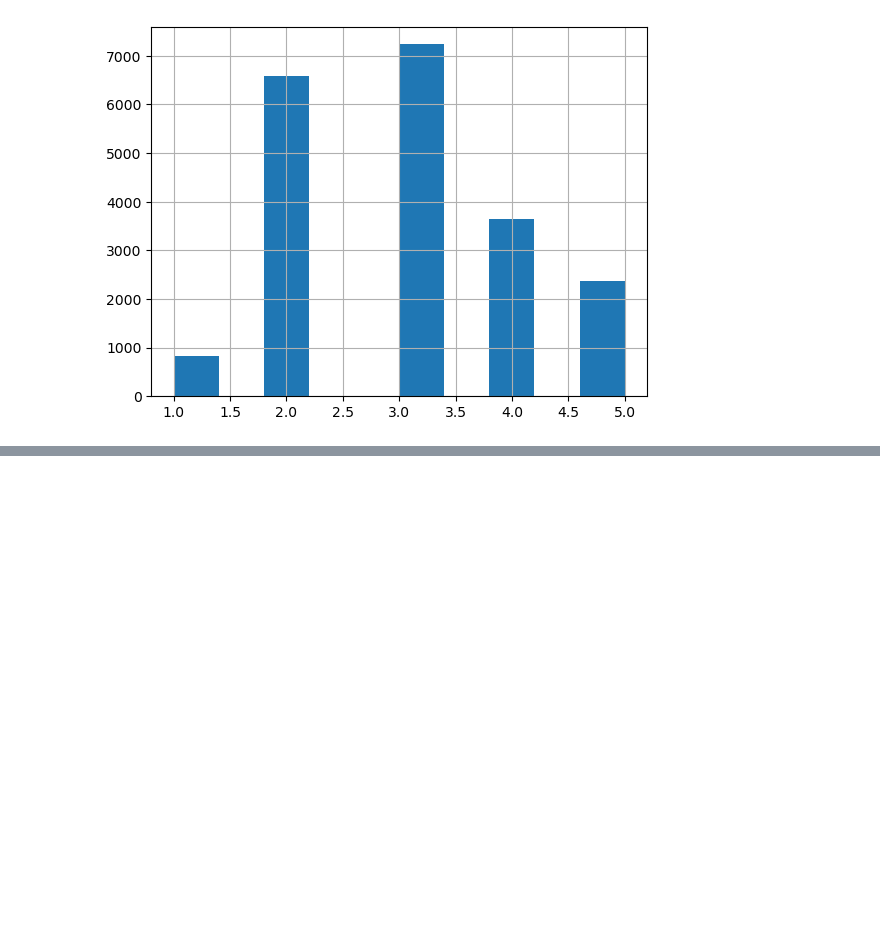
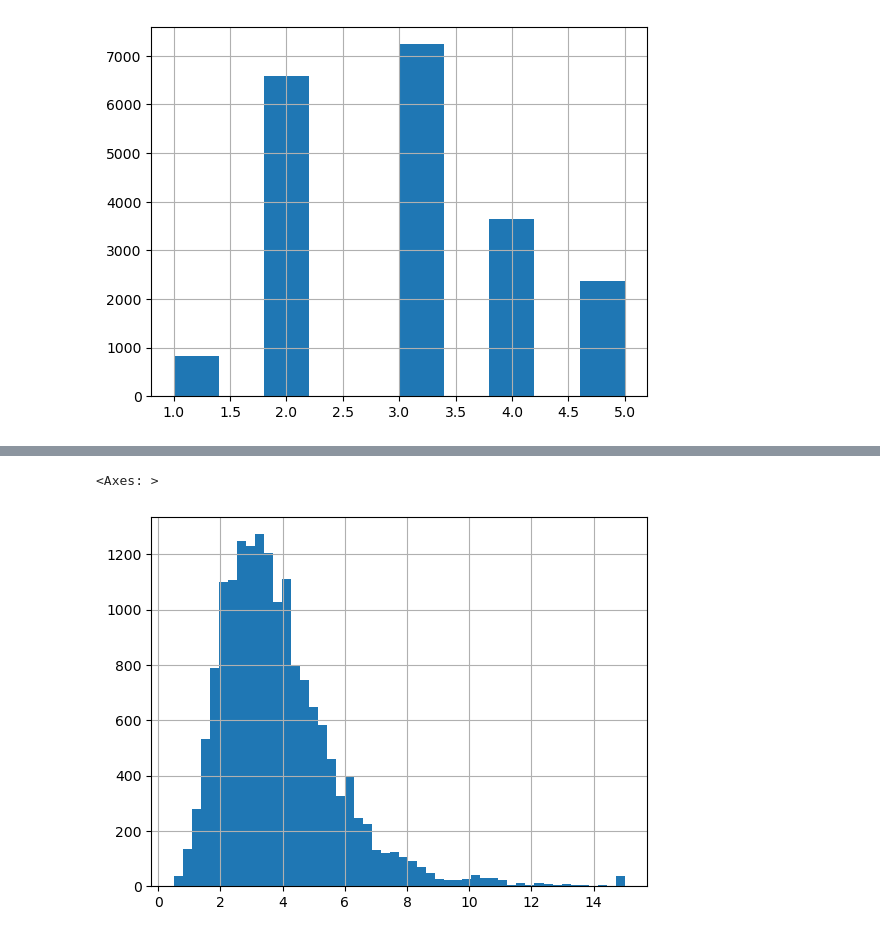
Before and after one commit to IAU-Rathnayake/AI-and-Machine-learning, a Jupyter notebook: end-to-end.ipynb, the cells around one changed output, grey strips where cells are left out. Cells and saved outputs as stored; diff of their text form; code cells hidden in the pictures; blank space fills up the shorter version.

```diff
--- a/end-to-end.ipynb
+++ b/end-to-end.ipynb
@@ -93,0 +218,5 @@ housing["income_cat"].hist()
+# %%
+housingcopy["median_income"].hist(bins=50)
+# %% [output]
+<Axes: >
+[figure, added]
```
Also changed, not shown: parts of 45 cells of this notebook.
